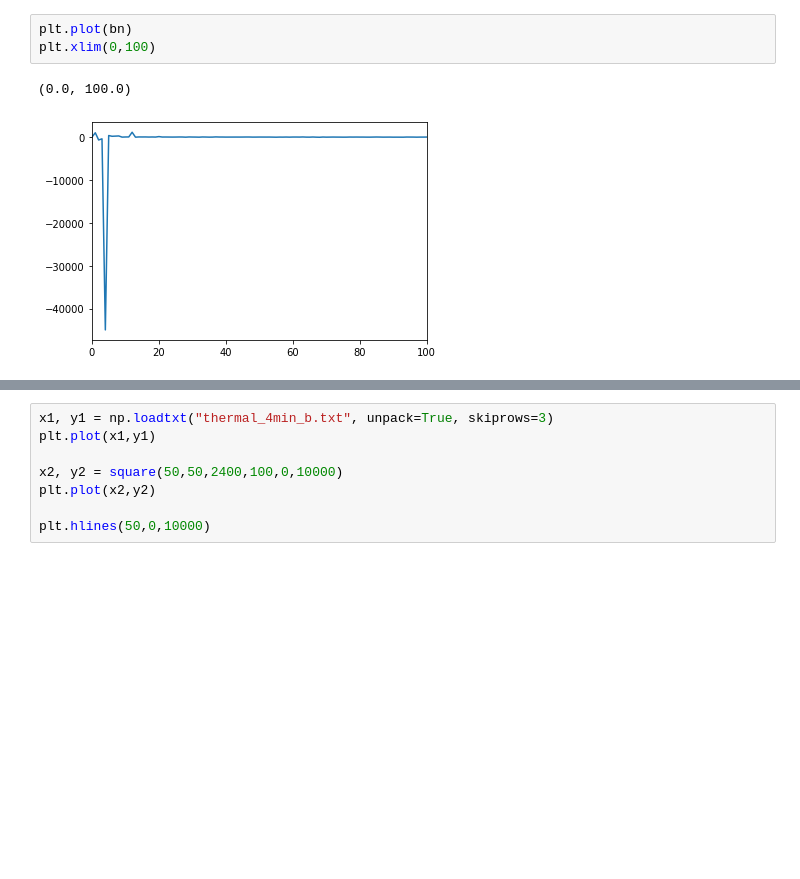
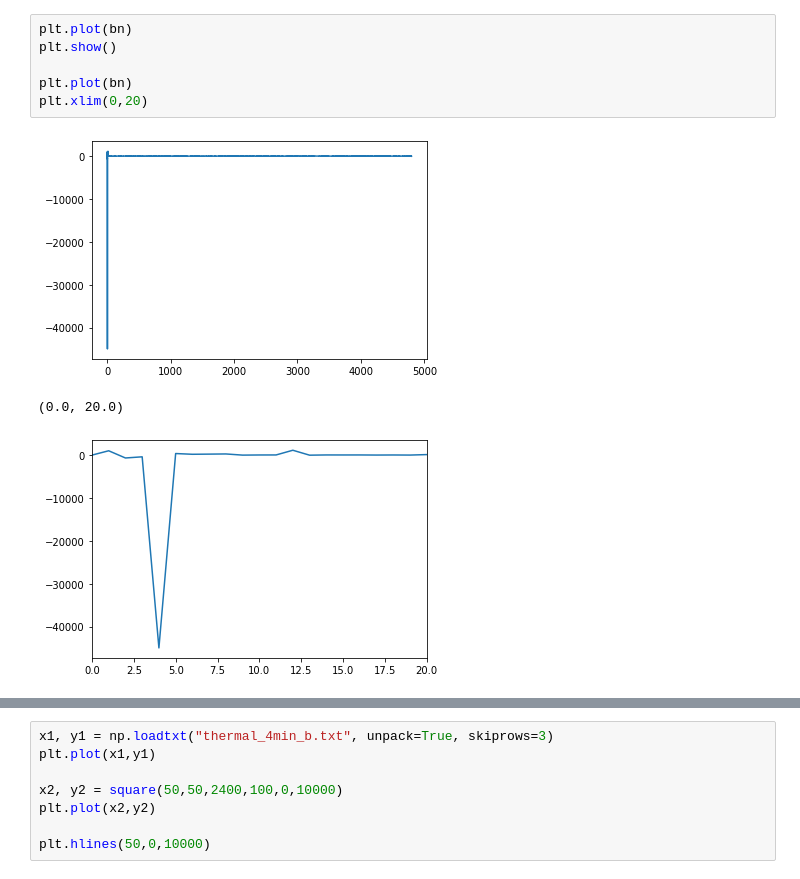
Before and after one commit to tonyko618/Waves_Lab, a Jupyter notebook: Session2/code.ipynb, the cells around one changed output, grey strips where cells are left out. Drawn from its saved outputs; the diff is of its cells as text; blank space fills up the shorter version.

```diff
--- a/Session2/code.ipynb
+++ b/Session2/code.ipynb
@@ -90,6 +75,10 @@ plt.xlim(0,100)
 # %%
 plt.plot(bn)
-plt.xlim(0,100)
+plt.show()
+
+plt.plot(bn)
+plt.xlim(0,20)
 # %% [output]
+[figure, new version]
-(0.0, 100.0)
+(0.0, 20.0)
-[figure, old version]
+[figure, added]
```
Also changed, not shown: parts of 6 cells of this notebook.
